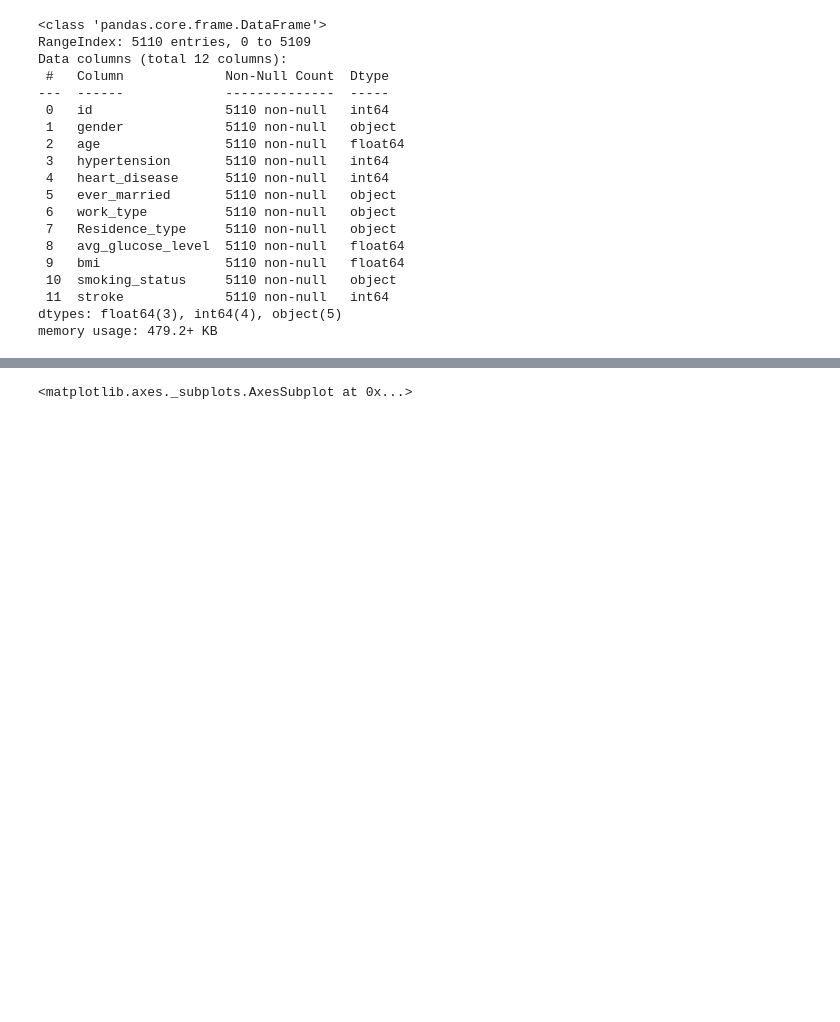
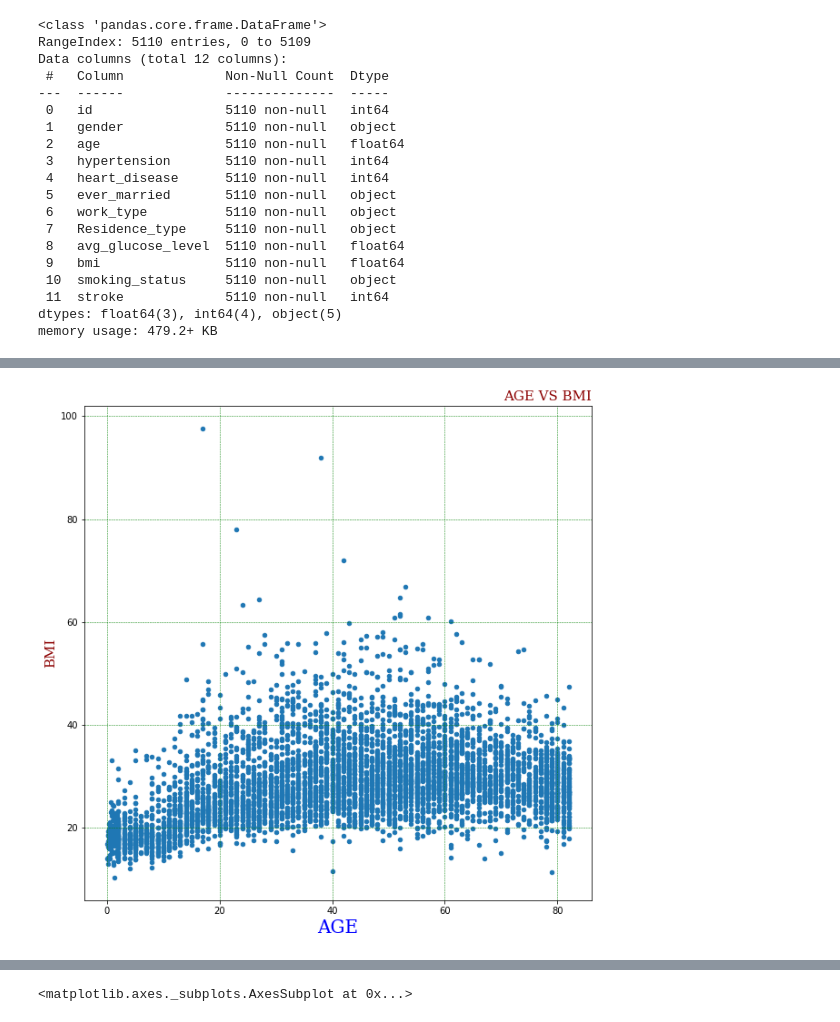
Before and after one commit to viviansharp/python_exercise, a Jupyter notebook: stroke_prediction.ipynb, the cells around one changed output, grey strips where cells are left out. Drawn from its saved outputs; the diff is of its cells as text; code cells hidden in the pictures; blank space fills up the shorter version.

```diff
--- a/stroke_prediction.ipynb
+++ b/stroke_prediction.ipynb
@@ -178,0 +155,14 @@ memory usage: 2.2+ MB
+# %%
+
+df.drop('id',axis=1,inplace=True)
+# %%
+df.plot(kind='scatter',x='age',y="bmi",figsize=(10,10))
+font1 = {'family':'serif','color':'blue','size':20}
+font2 = {'family':'serif','color':'darkred','size':15}
+plt.title("AGE VS BMI",fontdict=font2, loc="right")
+plt.xlabel("AGE",fontdict=font1)
+plt.ylabel("BMI",fontdict=font2)
+plt.grid(color = 'green', linestyle = '--', linewidth = 0.5) #plt.grid(axis='x' / axis='y')
+plt.show()
+# %% [output]
+[figure, added]
```
Also changed, not shown: parts of 12 cells of this notebook.
